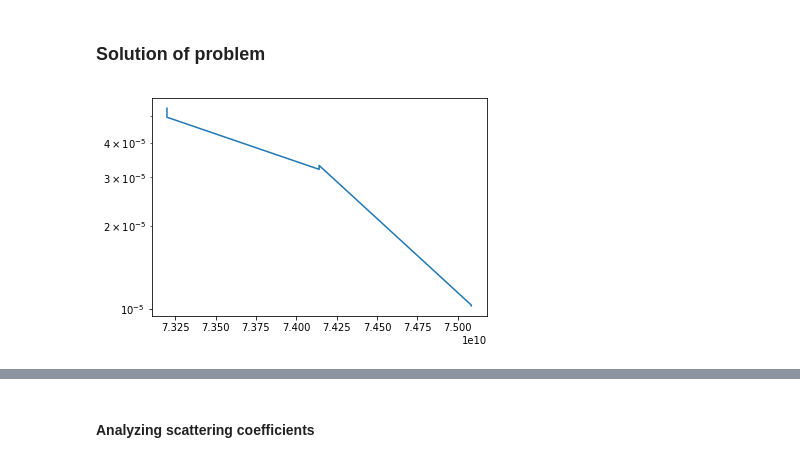
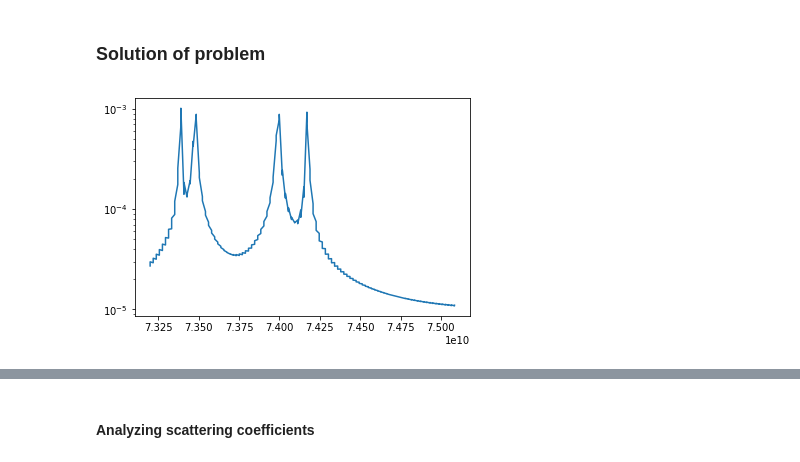
Before and after one commit to FMatti/Maxwell-MRI, a Jupyter notebook: examples/circular_waveguide_filter/circular_waveguide_filter.ipynb, the cells around one changed output, grey strips where cells are left out. Drawn from its saved outputs; the diff is of its cells as text; code cells hidden in the pictures.

Commit message:
analyze scattering coefficients

```diff
--- a/examples/circular_waveguide_filter/circular_waveguide_filter.ipynb
+++ b/examples/circular_waveguide_filter/circular_waveguide_filter.ipynb
@@ -56,7 +56,7 @@ class g_N_R(fen.UserExpression):
     def value_shape(self):
         return (3,)
 
-mesh = os.getcwd() + '/model/DMCWF_coarse.xml'
+mesh = os.getcwd() + '/model/DMCWF.xml'
 CWF = CircularWaveguideFilter(mesh, B_N, g_N=[g_N_L(), g_N_R()])
 VS = VectorSpaceL2(CWF)
 CWF.setup()
@@ -65,11 +65,11 @@ CWF.setup()
 # %%
 a = 2*np.pi*1.165e+10
 b = 2*np.pi*1.195e+10
 fig, ax = plt.subplots(figsize=(6, 4), sharex=True)
-omegas = np.linspace(a, b, 3)
-CWF.solve(omegas, solver='fenics')
-#CWF.save_solution('snapshots/linspace_1.165e+10_1.195e+10_50.obj')
-#CWF.load_solution('snapshots/linspace_4e10_8e10_300.obj')
+omegas = np.linspace(a, b, 100)
+#CWF.solve(omegas, solver='fenics')
+#CWF.save_solution('snapshots/linspace_1.165e+10_1.195e+10_100.obj')
+#CWF.load_solution('snapshots/linspace_1.165e+10_1.195e+10_100.obj')
 helpers.plot_solution_norms(ax, CWF, VS)
 # %% [output]
-[figure, old version]
+[figure, new version]
```
Also changed, not shown: parts of 9 cells of this notebook, 1 other file.
